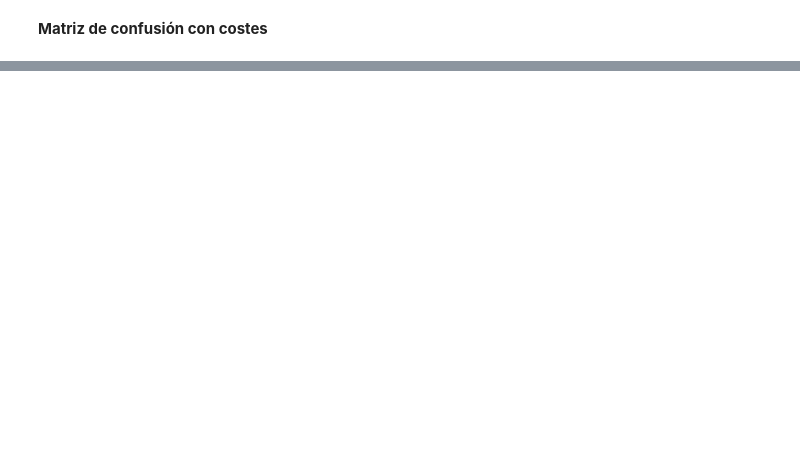
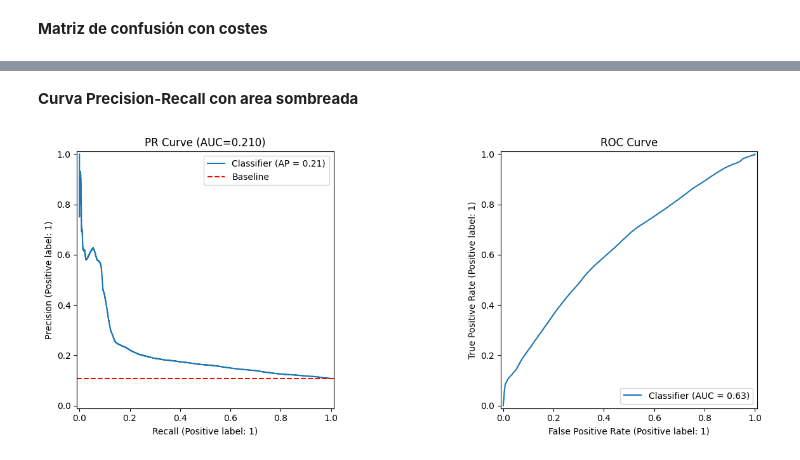
Before and after one commit to UCM-GIDIA-PD1/c2526-R5, a Jupyter notebook: src/models/modelos_alertas/tecnica_XGBoost.ipynb, the cells around one changed output, grey strips where cells are left out. Cells and saved outputs as stored; diff of their text form; code cells hidden in the pictures; blank space fills up the shorter version.

Commit message:
Añadido primer concepto de modelo por lineas

```diff
--- a/src/models/modelos_alertas/tecnica_XGBoost.ipynb
+++ b/src/models/modelos_alertas/tecnica_XGBoost.ipynb
@@ -387,0 +671,22 @@ plt.show()
+# %%
+import numpy as np
+
+#Evaluación del modelo
+
+y_prob = modelo_final.predict_proba(X_test)[:, 1]
+
+# Threshold óptimo por F1
+thresholds = np.arange(0.05, 0.95, 0.01)
+f1_scores  = [f1_score(y_test, (y_prob >= t).astype(int),
+                        zero_division=0) for t in thresholds]
+threshold_opt = thresholds[np.argmax(f1_scores)]
+y_pred = (y_prob >= threshold_opt).astype(int)
+
+
+print(f"Threshold óptimo: {threshold_opt:.2f}")
+print(f"\nAUC-ROC : {roc_auc_score(y_test, y_prob):.4f}")
+print(f"PR-AUC  : {average_precision_score(y_test, y_prob):.4f}")
+print(f"F1      : {f1_score(y_test, y_pred, zero_division=0):.4f}")
+print(f"Recall  : {recall_score(y_test, y_pred, zero_division=0):.4f}")
+print(f"Precision: {precision_score(y_test, y_pred, zero_division=0):.4f}")
+print(f"\n{classification_report(y_test, y_pred)}")
@@ -387,0 +710,21 @@ plt.show()
+# %% [markdown]
+**Curva Precision-Recall con area sombreada**
+# %%
+import matplotlib.pyplot as plt
+from sklearn.metrics import PrecisionRecallDisplay
+
+fig, axes = plt.subplots(1, 2, figsize=(14, 5))
+
+# Curva PR
+PrecisionRecallDisplay.from_predictions(y_test, y_prob, ax=axes[0])
+axes[0].set_title(f'PR Curve (AUC={average_precision_score(y_test, y_prob):.3f})')
+axes[0].axhline(y=y_test.mean(), color='r', linestyle='--', label='Baseline')
+axes[0].legend()
+
+# Curva ROC
+from sklearn.metrics import RocCurveDisplay
+RocCurveDisplay.from_predictions(y_test, y_prob, ax=axes[1])
+axes[1].set_title('ROC Curve')
+plt.tight_layout()
+# %% [output]
+[figure, added]
```
Also changed, not shown: parts of 32 cells of this notebook.
